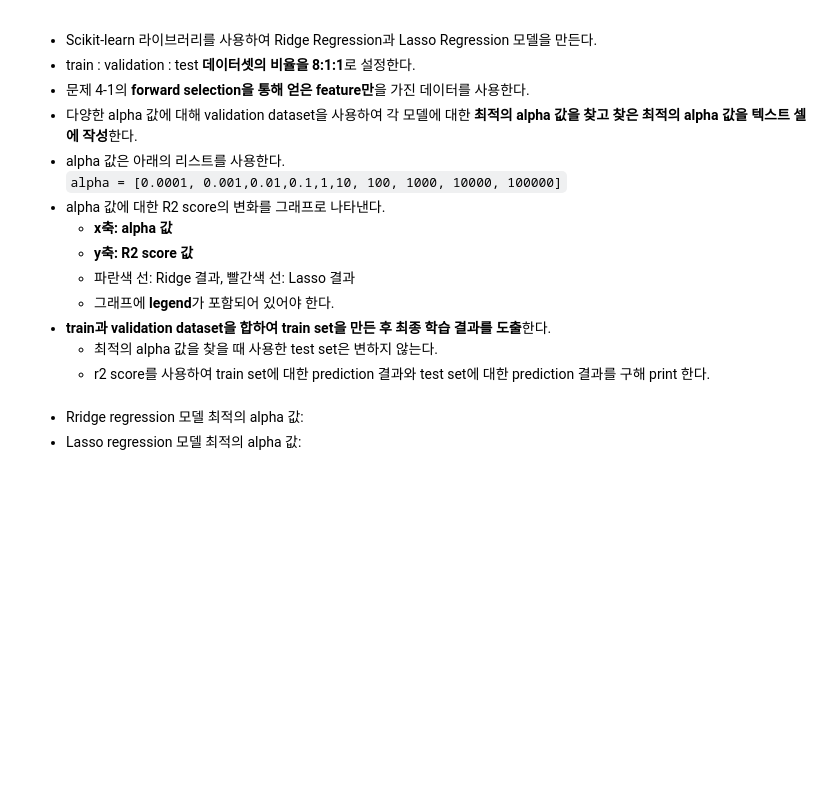
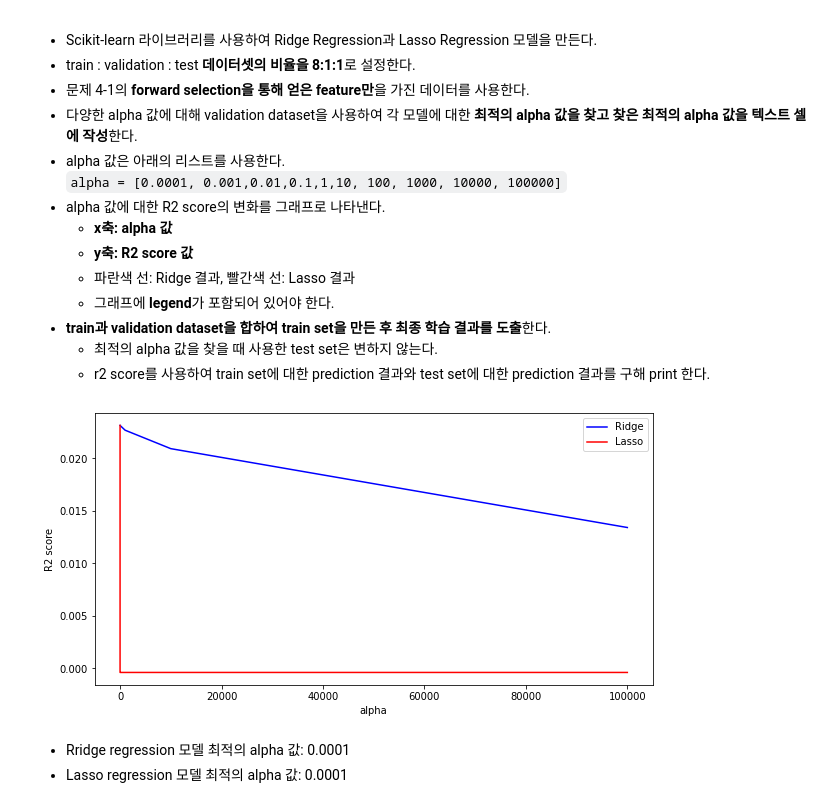
Before and after one commit to Soooobiniya/2022F-Ajou-ML, a Jupyter notebook: HW3_ipynb의_사본.ipynb, the cells around one changed output. Drawn from its saved outputs; the diff is of its cells as text; code cells hidden in the pictures; blank space fills up the shorter version.

```diff
--- a/HW3_ipynb의_사본.ipynb
+++ b/HW3_ipynb의_사본.ipynb
@@ -600,3 +573,44 @@ import numpy as np
+# %%
+### 문제 4-3 ###
+### 코드 작성 ###
+X = df[['Latitude', 'AveBedrms']] # forward selection을 통해 얻은 feature만을 가진 데이터를 사용
+y = df['target']
+y=y.astype('int')
+
+X_train, X_test, y_train, y_test = train_test_split(X, y, test_size=0.1, random_state=0)
+X_train, X_val, y_train, y_val = train_test_split(X_train, y_train, test_size=1/9, random_state=0) # train : validation : test 데이터셋의 비율을 8:1:1로 설정
+
+alphas = [0.0001, 0.001,0.01,0.1,1,10, 100, 1000, 10000, 100000]
+
+ridge_r2_list = []
+lasso_r2_list = []
+
+for a in alphas:
+    ridge = Ridge(alpha=a)
+    ridge.fit(X_train, y_train) # 모델 학습
+    predicted = ridge.predict(X_val) # 검증
+    r = r2(y_val, predicted) # r2값 계산
+    ridge_r2_list.append(r) # 각 alpha 값마다 r2 매칭
+
+for a in alphas:
+  lasso = Lasso(alpha=a)
+  lasso.fit(X_train, y_train)
+  predicted = lasso.predict(X_val)
+  r = r2(y_val, predicted)
+  lasso_r2_list.append(r)
+# %%
+### 문제 4-3 ###
+### 그래프 작성 ###
+plt.figure(figsize = (10,5))
+plt.plot(alphas, ridge_r2_list, 'b-', label = 'Ridge') # Ridge의 R2 score의 변화
+plt.plot(alphas, lasso_r2_list, 'r-', label = 'Lasso') # Lasso의 R2 score의 변화
+plt.xlabel('alpha') # x축 이름 지정
+plt.ylabel('R2 score') # y축  이름 지정
+#plt.xticks(range(0,5)) # 간격 지정
+plt.legend() # 범례 표시
+plt.show()
+# %% [output]
+[figure, added]
 # %% [markdown]
-- Rridge regression 모델 최적의 alpha 값:
-- Lasso regression 모델 최적의 alpha 값:
+- Rridge regression 모델 최적의 alpha 값: 0.0001
+- Lasso regression 모델 최적의 alpha 값: 0.0001
```
Also changed, not shown: parts of 7 cells of this notebook.
